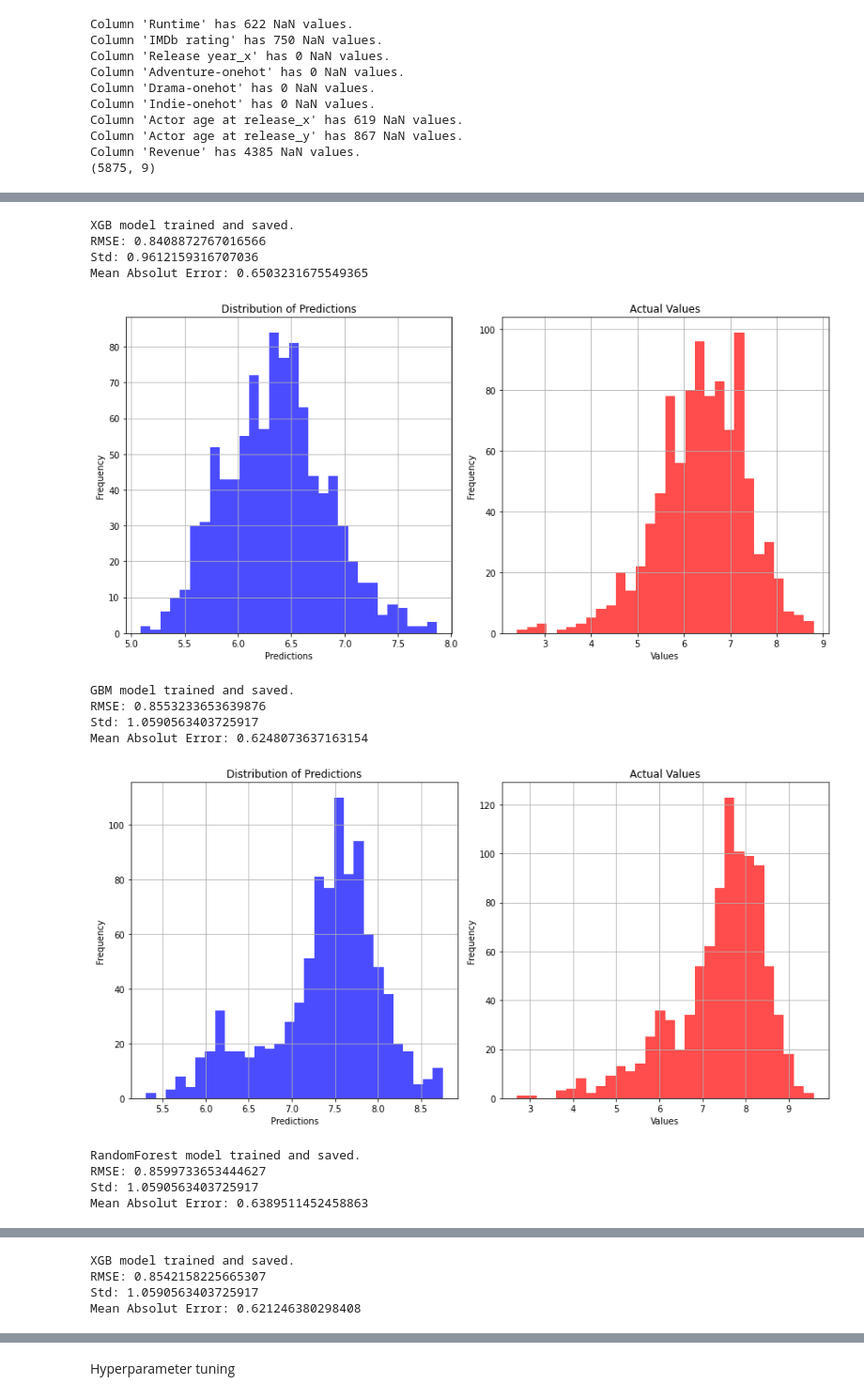
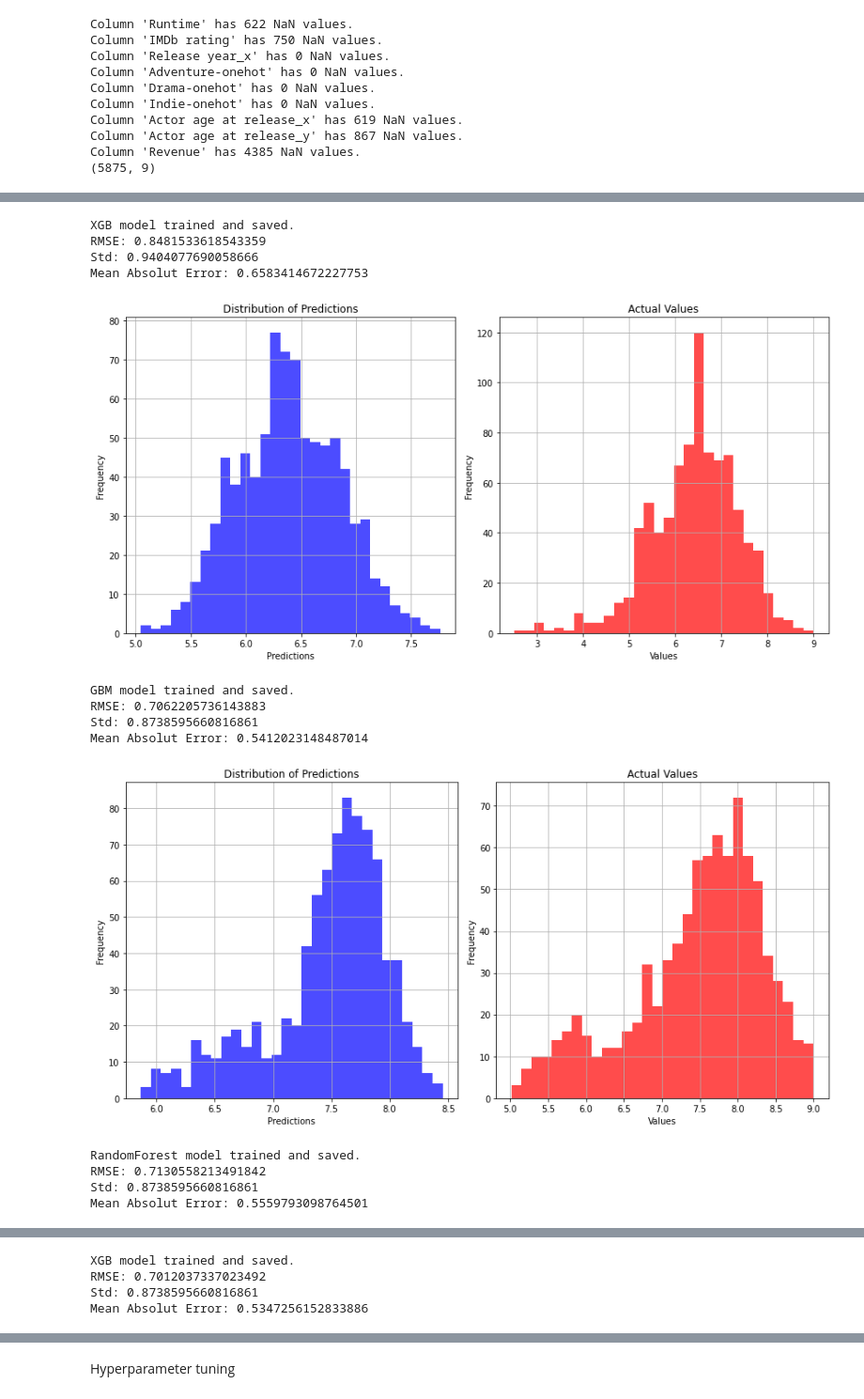
Before and after one commit to epfl-ada/ada-2023-project-fauttrouverunnompourada, a Jupyter notebook: xgboost.ipynb, the cells around one changed output, grey strips where cells are left out. Shown at 94% size. Saved outputs shown, nothing was run; the diff lists cells and outputs as text; code cells hidden in the pictures.

```diff
--- a/xgboost.ipynb
+++ b/xgboost.ipynb
@@ -388,11 +379,11 @@ Column 'Actor age at release_y' has 867 NaN values.
 Column 'Revenue' has 4385 NaN values.
 (5875, 9)
 # %%
-pipeline_critics(all_inputs, 'RandomForest')
-pipeline_critics(all_inputs, 'XGB')
-pipeline_critics(all_inputs, 'GBM')
+pipeline_critics(inputs_filt, 'RandomForest')
+pipeline_critics(inputs_filt, 'XGB')
+pipeline_critics(inputs_filt, 'GBM')
 
-pipeline_revenue(all_inputs, 'RandomForest')
-pipeline_revenue(all_inputs, 'XGB')
-pipeline_revenue(all_inputs, 'GBM')
+pipeline_revenue(inputs_filt, 'RandomForest')
+pipeline_revenue(inputs_filt, 'XGB')
+pipeline_revenue(inputs_filt, 'GBM')
 # %% [output]
@@ -408,14 +399,14 @@ Mean Absolut Error: 0.6883965350852028
 XGB model trained and saved.
-RMSE: 0.8408872767016566
-Std: 0.9612159316707036
-Mean Absolut Error: 0.6503231675549365
+RMSE: 0.8481533618543359
+Std: 0.9404077690058666
+Mean Absolut Error: 0.6583414672227753
-[figure, old version]
+[figure, new version]
 GBM model trained and saved.
-RMSE: 0.8553233653639876
-Std: 1.0590563403725917
-Mean Absolut Error: 0.6248073637163154
+RMSE: 0.7062205736143883
+Std: 0.8738595660816861
+Mean Absolut Error: 0.5412023148487014
-[figure, old version]
+[figure, new version]
 RandomForest model trained and saved.
-RMSE: 0.8599733653444627
-Std: 1.0590563403725917
-Mean Absolut Error: 0.6389511452458863
+RMSE: 0.7130558213491842
+Std: 0.8738595660816861
+Mean Absolut Error: 0.5559793098764501
@@ -423,4 +414,4 @@ Mean Absolut Error: 0.6389511452458863
 XGB model trained and saved.
-RMSE: 0.8542158225665307
-Std: 1.0590563403725917
-Mean Absolut Error: 0.621246380298408
+RMSE: 0.7012037337023492
+Std: 0.8738595660816861
+Mean Absolut Error: 0.5347256152833886
```
Also changed, not shown: parts of 9 cells of this notebook.
